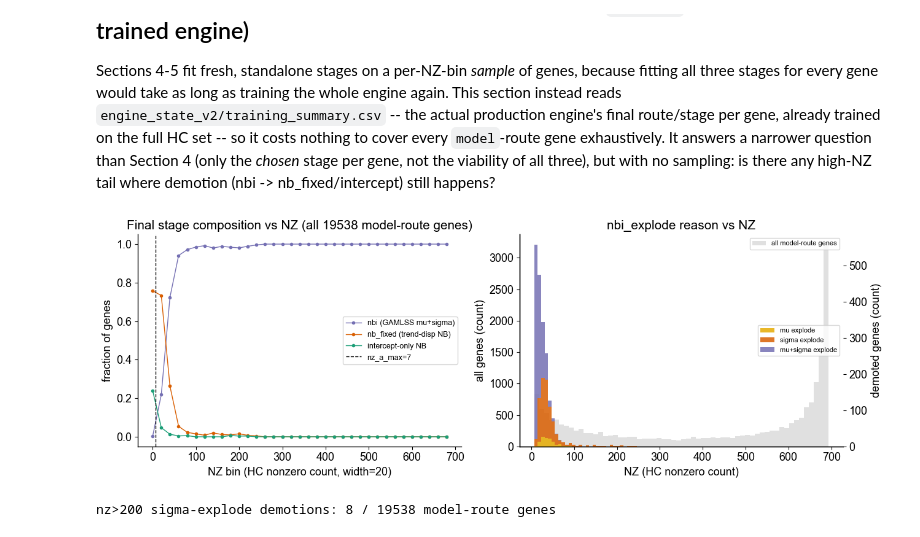
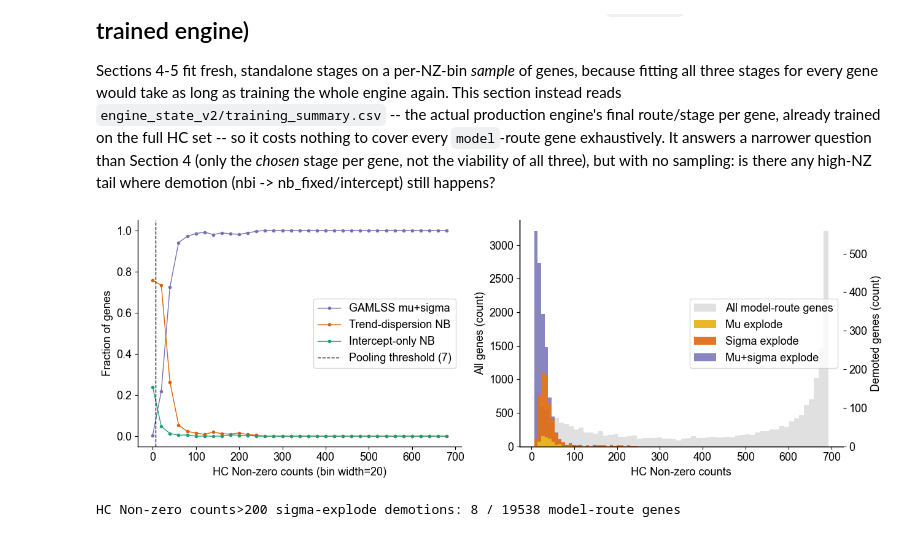
Before and after one commit to jmj3078/cfRNA_Disentaglement, a Jupyter notebook: EDA_Modeling/modeling_criteria_eda.ipynb, the cells around one changed output. Saved outputs shown, nothing was run; the diff lists cells and outputs as text; code cells hidden in the pictures.

Commit message:
update : Modeling EDA

```diff
--- a/EDA_Modeling/modeling_criteria_eda.ipynb
+++ b/EDA_Modeling/modeling_criteria_eda.ipynb
@@ -625,44 +626,45 @@ model_v2["nz_bin"] = (model_v2["nz"] // BIN_W2) * BIN_W2
 model_v2.loc[model_v2["nz_bin"] > NZ_MAX2, "nz_bin"] = NZ_MAX2
 
 STAGES2 = ["nbi", "nb_fixed", "intercept"]
 COLORS2 = {"nbi": "#7570b3", "nb_fixed": "#d95f02", "intercept": "#1b9e77"}
-LBL2 = {"nbi": "nbi (GAMLSS mu+sigma)", "nb_fixed": "nb_fixed (trend-disp NB)", "intercept": "intercept-only NB"}
+LBL2 = {"nbi": "GAMLSS mu+sigma", "nb_fixed": "Trend-dispersion NB", "intercept": "Intercept-only NB"}
+NZ_LABEL2 = "HC Non-zero counts"
 
 grp2 = model_v2.groupby("nz_bin")
 frac2 = grp2["stage"].value_counts(normalize=True).unstack(fill_value=0)
 
 fig, axes = plt.subplots(1, 2, figsize=(13, 4.5))
 
 ax = axes[0]
 x2 = frac2.index.values
 for s in STAGES2:
     if s in frac2.columns:
         ax.plot(x2, frac2[s], color=COLORS2[s], marker="o", ms=3, label=LBL2[s])
-ax.axvline(MP2["nz_a_max"], color="k", ls="--", lw=1, label=f"nz_a_max={MP2['nz_a_max']}")
-ax.set(xlabel="NZ bin (HC nonzero count, width=20)", ylabel="fraction of genes",
-      title=f"Final stage composition vs NZ (all {len(model_v2)} model-route genes)")
-ax.legend(fontsize=9)
+ax.axvline(MP2["nz_a_max"], color="k", ls="--", lw=1, label=f"Pooling threshold ({MP2['nz_a_max']})")
+ax.set(xlabel=f"{NZ_LABEL2} (bin width=20)", ylabel="Fraction of genes")
+ax.legend(loc="right")
 
 ax2 = axes[1]
 sigma_explode = model_v2[model_v2["nbi_explode"] == "sigma"]
 mu_explode = model_v2[model_v2["nbi_explode"] == "mu"]
 mixed_explode = model_v2[model_v2["nbi_explode"] == "mu+sigma"]
-ax2.hist(model_v2["nz"], bins=60, color="#cccccc", alpha=0.6, label="all model-route genes")
+ax2.hist(model_v2["nz"], bins=60, color="#cccccc", alpha=0.6, label="All model-route genes")
 ax2b = ax2.twinx()
 ax2b.hist([mu_explode["nz"], sigma_explode["nz"], mixed_explode["nz"]], bins=30,
           stacked=True, color=["#e6ab02", "#d95f02", "#7570b3"],
-          label=["mu explode", "sigma explode", "mu+sigma explode"], alpha=0.85)
-ax2.set(xlabel="NZ (HC nonzero count)", ylabel="all genes (count)", title="nbi_explode reason vs NZ")
-ax2b.set_ylabel("demoted genes (count)")
-ax2.legend(loc="upper right", fontsize=8)
-ax2b.legend(loc="center right", fontsize=8)
+          label=["Mu explode", "Sigma explode", "Mu+sigma explode"], alpha=0.85)
+ax2.set(xlabel=NZ_LABEL2, ylabel="All genes (count)")
+ax2b.set_ylabel("Demoted genes (count)")
+h1, l1 = ax2.get_legend_handles_labels()
+h2, l2 = ax2b.get_legend_handles_labels()
+ax2.legend(h1 + h2, l1 + l2, loc="right")
 
 fig.tight_layout()
 fig.savefig(FIG_DIR / "stage_composition_vs_nz_fullengine.png", dpi=150)
 plt.show()
 
 n_high_sigma = int((model_v2.loc[model_v2["nz"] > 200, "nbi_explode"] == "sigma").sum())
-print(f"nz>200 sigma-explode demotions: {n_high_sigma} / {len(model_v2)} model-route genes")
+print(f"HC Non-zero counts>200 sigma-explode demotions: {n_high_sigma} / {len(model_v2)} model-route genes")
 # %% [output]
-[figure, old version]
+[figure, new version]
-nz>200 sigma-explode demotions: 8 / 19538 model-route genes
+HC Non-zero counts>200 sigma-explode demotions: 8 / 19538 model-route genes
```
Also changed, not shown: parts of 7 cells of this notebook, 16 other files.
